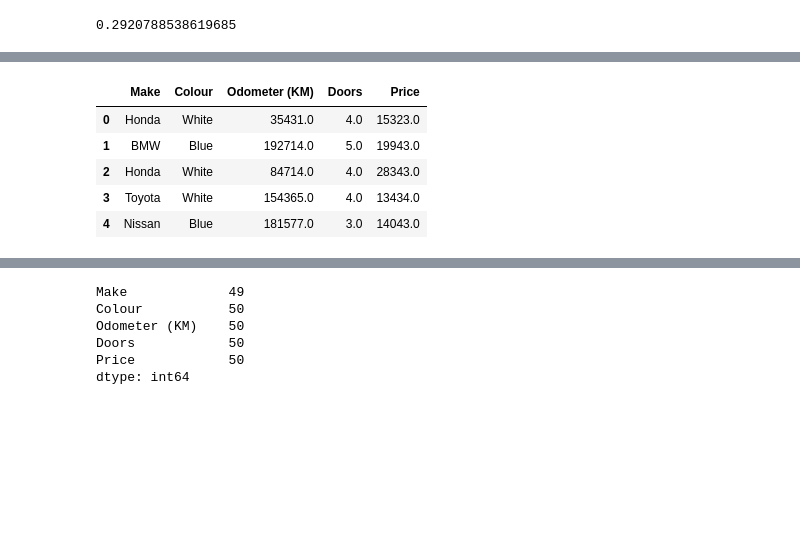
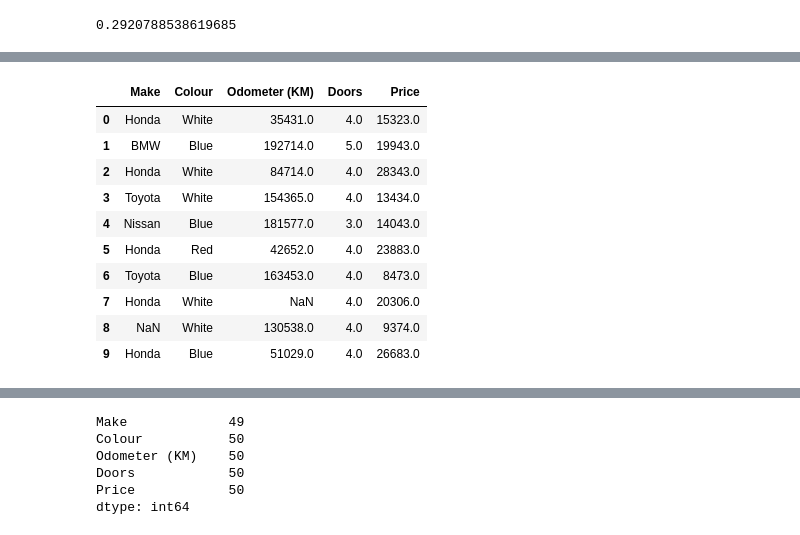
Before and after one commit to balaji1974/python-and-machinelearning, a Jupyter notebook: 09 - scikit-learn/02-Getting-The-Data-Ready.ipynb, the cells around one changed output, grey strips where cells are left out. Drawn from its saved outputs; the diff is of its cells as text; code cells hidden in the pictures; blank space fills up the shorter version.

```diff
--- a/09 - scikit-learn/02-Getting-The-Data-Ready.ipynb
+++ b/09 - scikit-learn/02-Getting-The-Data-Ready.ipynb
@@ -232,11 +367,16 @@ model.score(X_test, y_test)
 # %%
 # Import car sales missing data
 car_sales_missing = pd.read_csv("resources/car-sales-extended-missing-data.csv")
-car_sales_missing.head()
+car_sales_missing.head(10)
 # %% [output]
 |  | Make | Colour | Odometer (KM) | Doors | Price |
 | 0 | Honda | White | 35431.0 | 4.0 | 15323.0 |
 | 1 | BMW | Blue | 192714.0 | 5.0 | 19943.0 |
 | 2 | Honda | White | 84714.0 | 4.0 | 28343.0 |
 | 3 | Toyota | White | 154365.0 | 4.0 | 13434.0 |
 | 4 | Nissan | Blue | 181577.0 | 3.0 | 14043.0 |
+| 5 | Honda | Red | 42652.0 | 4.0 | 23883.0 |
+| 6 | Toyota | Blue | 163453.0 | 4.0 | 8473.0 |
+| 7 | Honda | White | NaN | 4.0 | 20306.0 |
+| 8 | NaN | White | 130538.0 | 4.0 | 9374.0 |
+| 9 | Honda | Blue | 51029.0 | 4.0 | 26683.0 |
```
Also changed, not shown: parts of 44 cells of this notebook.
